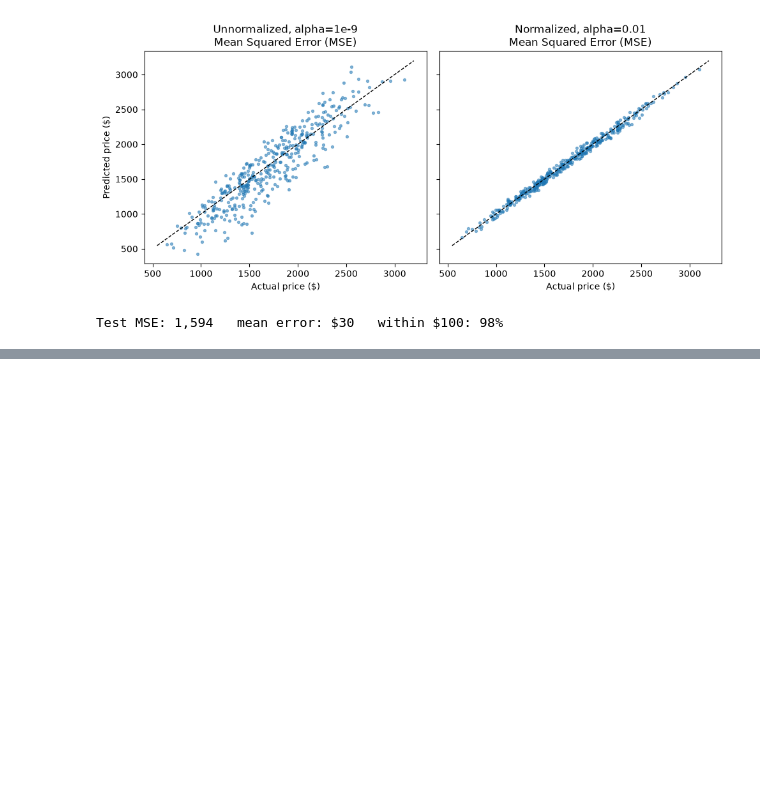
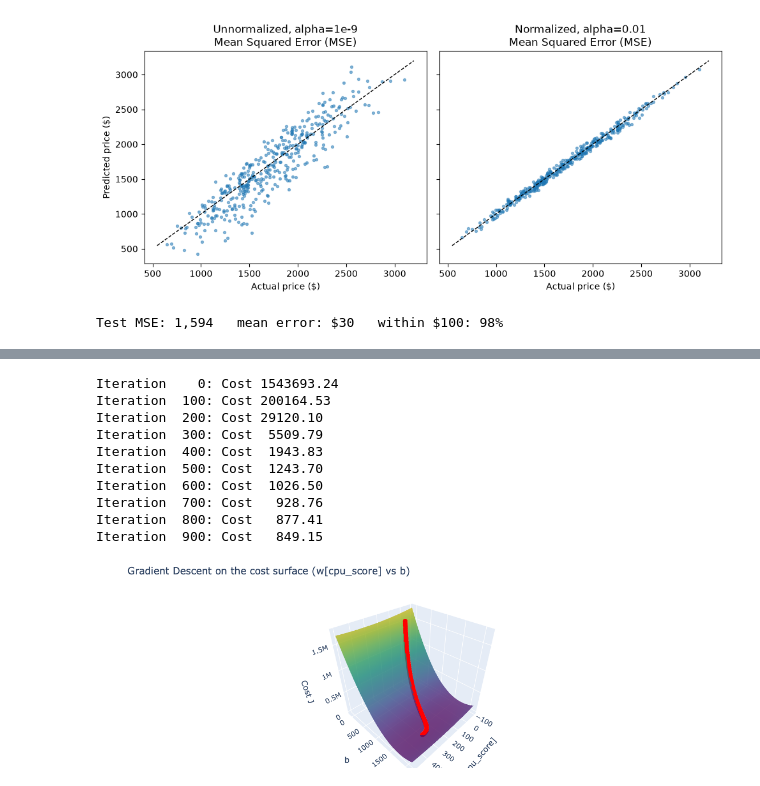
Before and after one commit to codeByAlexff/Linear_Regression_Model, a Jupyter notebook: Linear_Reg_Model.ipynb, the cells around one changed output, grey strips where cells are left out. Cells and saved outputs as stored; diff of their text form; code cells hidden in the pictures; blank space fills up the shorter version.

Commit message:
Updated README, added graph visualization images for better model and data explanation.

```diff
--- a/Linear_Reg_Model.ipynb
+++ b/Linear_Reg_Model.ipynb
@@ -100,8 +100,10 @@ Gradient at initial w,b (zeros): -418.78203404551925 -1715.927650000001
 # %%
 def gradient_descent(x, y, w_in, b_in, cost_function, gradient_function, alpha, num_iters):
 
+
     J_history = []
     w_history = []
+    b_history = []
     w = copy.deepcopy(w_in)
     b = b_in
 
@@ -111,15 +113,15 @@ def gradient_descent(x, y, w_in, b_in, cost_function, gradient_function, alpha,
         w = w - alpha * dj_dw
         b = b - alpha * dj_db
 
-        if i < 100000:
-            cost = cost_function(x, y, w, b)
-            J_history.append(cost)
+        cost = cost_function(x, y, w, b)
+        J_history.append(cost)
+        w_history.append(w.copy())
+        b_history.append(b)
 
         if i % math.ceil(num_iters / 10) == 0:
-            w_history.append(w)
             print(f"Iteration {i:4d}: Cost {J_history[-1]:8.2f}   ")
 
-    return w, b, J_history, w_history
+    return w, b, J_history, w_history, b_history
 # %%
 # Initialize fitting parameters.
 initial_w = 0
@@ -128,7 +130,7 @@ initial_b = 0
 iterations = 1500
 alpha = 0.01
 
-w,b,J,_ = gradient_descent(x_norm, y_train, initial_w, initial_b, compute_cost, compute_gradient, alpha, iterations)
+w,b,J,w_hist,b_hist = gradient_descent(x_norm, y_train, initial_w, initial_b, compute_cost, compute_gradient, alpha, iterations)
 print(f"w,b found by gradient descent:", w, b)
 plt.plot(J)
 plt.yscale('log')
@@ -356,0 +359,65 @@ Predicted price: $3,591.49
+# %%
+# Visualization of Gradient Descent on Cost Function J
+import plotly.graph_objects as go
+
+
+w_norm, b_norm, J_norm, w_hist, b_hist = gradient_descent(
+    X_norm, y_train, np.zeros(n), 0., compute_cost_mult, compute_gradient_mult, 0.01, 1000)
+
+j = X_features.index('cpu_score')
+path = np.column_stack([np.array(w_hist)[:, j], b_hist, J_norm])
+
+def cost_2d(w_j, b_val):
+    ww = w_norm.copy()
+    ww[j] = w_j
+    return compute_cost_mult(X_norm, y_train, ww, b_val)
+
+w_range = np.linspace(path[:, 0].min() - 100, w_norm[j] + 200, 60)
+b_range = np.linspace(-100, b_norm + 400, 60)
+W, B = np.meshgrid(w_range, b_range)
+Z = np.vectorize(cost_2d)(W, B)
+
+fig = go.Figure()
+
+fig.add_trace(go.Surface(
+    x=w_range,
+    y=b_range,
+    z=Z,
+    colorscale='Viridis',
+    opacity=0.8,
+    showscale=False
+))
+
+fig.add_trace(go.Scatter3d(
+    x=path[:, 0],
+    y=path[:, 1],
+    z=path[:, 2],
+    mode='lines+markers',
+    marker=dict(size=5, color='red'),
+    line=dict(color='black', width=4),
+    name='GD Path'
+))
+
+fig.update_layout(
+    title='Gradient Descent on the cost surface (w[cpu_score] vs b)',
+    scene=dict(
+        xaxis_title='w[cpu_score]',
+        yaxis_title='b',
+        zaxis_title='Cost J',
+    ),
+    margin=dict(l=0, r=0, b=0, t=40)
+)
+
+fig.show()
+# %% [output]
+Iteration    0: Cost 1543693.24
+Iteration  100: Cost 200164.53
+Iteration  200: Cost 29120.10
+Iteration  300: Cost  5509.79
+Iteration  400: Cost  1943.83
+Iteration  500: Cost  1243.70
+Iteration  600: Cost  1026.50
+Iteration  700: Cost   928.76
+Iteration  800: Cost   877.41
+Iteration  900: Cost   849.15
+[figure, added]
```
Also changed, not shown: parts of 3 cells of this notebook, 8 other files.
